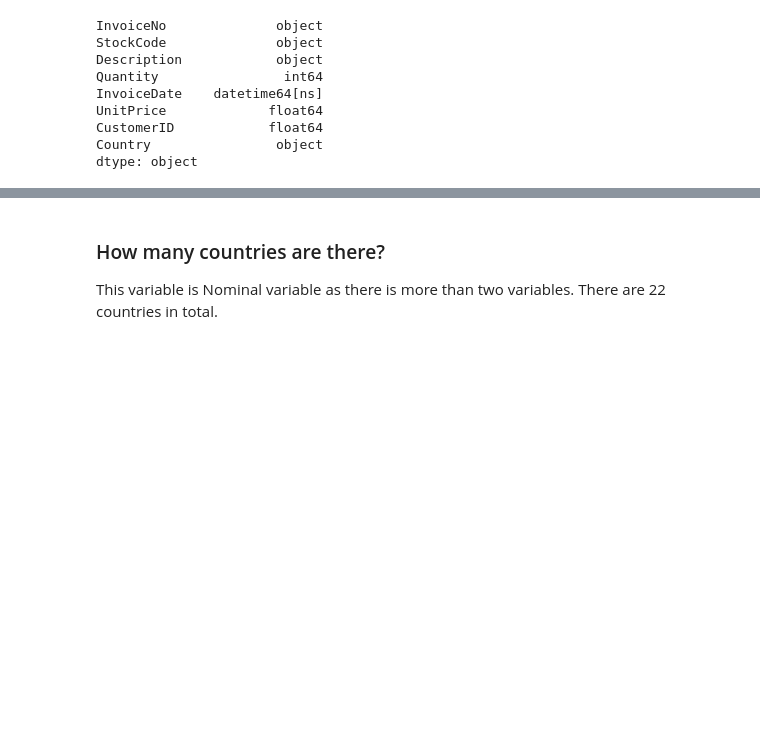
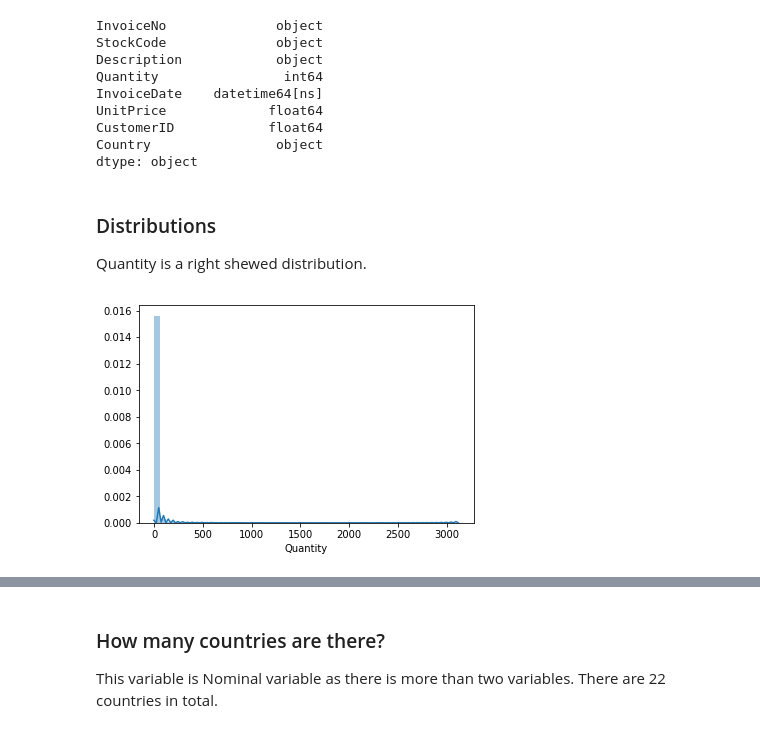
Before and after one commit to RitRa/Programming-Project-Dec-2018, a Jupyter notebook: Online Retail Data - Project 2018.ipynb, the cells around one changed output, grey strips where cells are left out. Cells and saved outputs as stored; diff of their text form; code cells hidden in the pictures; blank space fills up the shorter version.

Commit message:
adding distributions

```diff
--- a/Online Retail Data - Project 2018.ipynb
+++ b/Online Retail Data - Project 2018.ipynb
@@ -189,3 +182,11 @@ UnitPrice             float64
 CustomerID            float64
 Country                object
 dtype: object
+# %% [markdown]
+### Distributions
+Quantity  is a right shewed distribution.
+# %%
+# seaborn histogram
+plot= sns.distplot(df['Quantity'])
+# %% [output]
+[figure, added]
```
Also changed, not shown: parts of 36 cells of this notebook.
